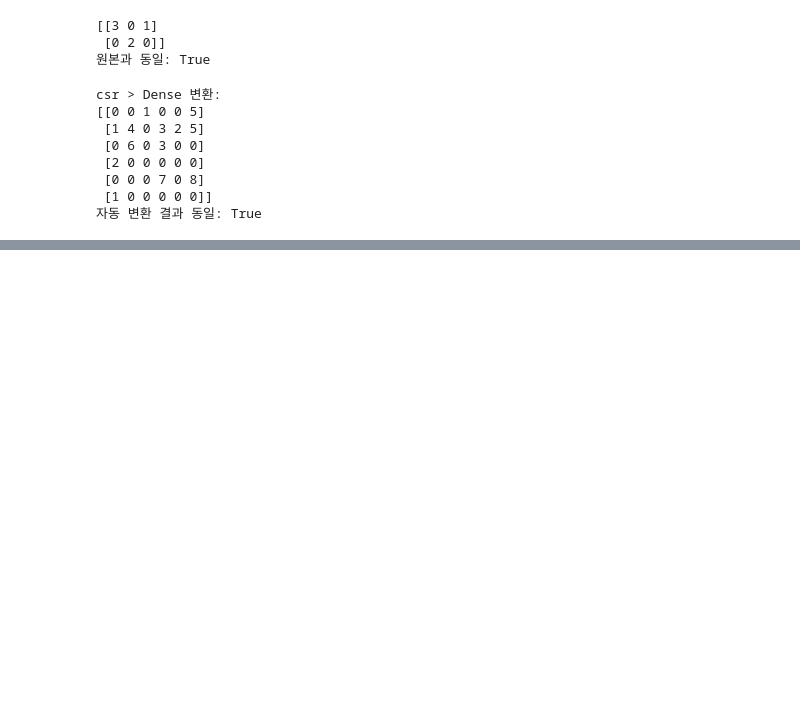
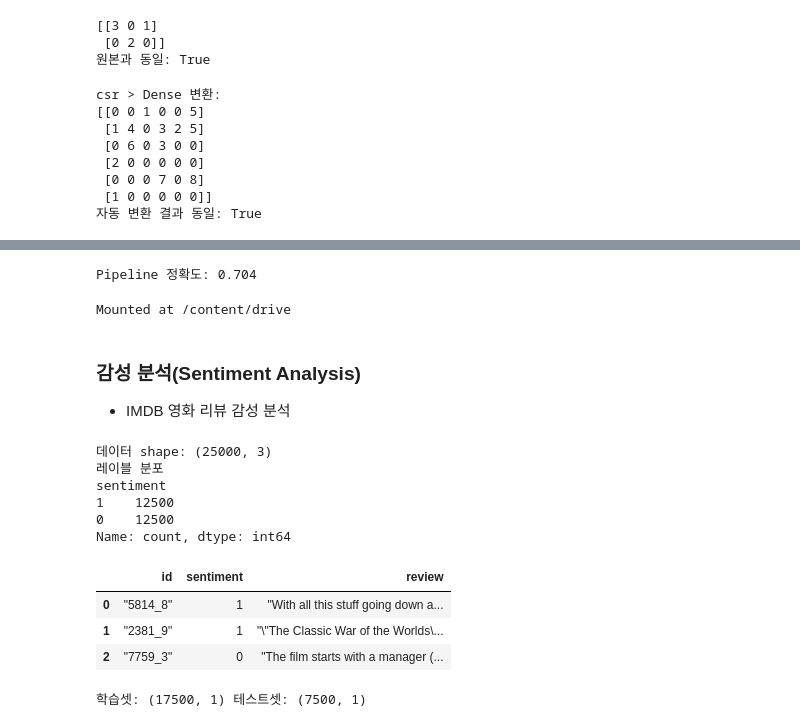
Before and after one commit to deartoms/python, a Jupyter notebook: Chapter08_텍스트분석(1).ipynb, the cells around one changed output, grey strips where cells are left out. Cells and saved outputs as stored; diff of their text form; code cells hidden in the pictures; blank space fills up the shorter version.

Commit message:
Colab을 통해 생성됨

```diff
--- a/Chapter08_텍스트분석(1).ipynb
+++ b/Chapter08_텍스트분석(1).ipynb
@@ -283,0 +491,41 @@ csr > Dense 변환:
+# %%
+# Optuna가 찾은 최적 하이퍼 파라미터로 최종 파이프라인 구축 및 학습
+
+best_pipeline = Pipeline([
+    ('tfidf_vect', TfidfVectorizer(stop_words='english',
+                                   ngram_range=study.best_params['tfidf_vect__ngram_range'],
+                                   max_df=study.best_params['tfidf_vect__max_df'])),
+    ('lr_clf', LogisticRegression(solver='liblinear', C=study.best_params['lr_clf__C'], random_state=156))
+])
+best_pipeline.fit(X_train, y_train)
+pred = best_pipeline.predict(X_test)
+print(f'Pipeline 정확도: {accuracy_score(y_test, pred):.3f}')
+# %% [output]
+Pipeline 정확도: 0.704
+# %%
+from google.colab import drive, files
+drive.mount('/content/drive')
+# %% [output]
+Mounted at /content/drive
+# %% [markdown]
+### 감성 분석(Sentiment Analysis)
+
+* IMDB 영화 리뷰 감성 분석
+# %%
+review_df = pd.read_csv('/content/drive/MyDrive/kwu/ML/data/labeledTrainData.tsv',
+                        header=0, sep='\t', quoting=3)# 따옴표를 특별 처리 없이 그대로 읽음
+print('데이터 shape:', review_df.shape)
+print('레이블 분포')
+print(review_df['sentiment'].value_counts())
+review_df.head(3)
+# %% [output]
+데이터 shape: (25000, 3)
+레이블 분포
+sentiment
+1    12500
+0    12500
+Name: count, dtype: int64
+|  | id | sentiment | review |
+| 0 | "5814_8" | 1 | "With all this stuff going down a... |
+| 1 | "2381_9" | 1 | "\"The Classic War of the Worlds\... |
+| 2 | "7759_3" | 0 | "The film starts with a manager (... |
@@ -283,0 +542,13 @@ csr > Dense 변환:
+# %%
+from sklearn.model_selection import train_test_split
+
+#학습(70%) / 테스트(30%) 분할
+class_df = review_df['sentiment'] # 레이블: 0 부정 또는 1 긍정
+feature_df = review_df.drop(['id', 'sentiment'], axis=1) # 피처: 리뷰
+
+X_train, X_test, y_train, y_test = train_test_split(
+    feature_df, class_df, test_size=0.3, random_state=156
+)
+print('학습셋:', X_train.shape, '테스트셋:', X_test.shape)
+# %% [output]
+학습셋: (17500, 1) 테스트셋: (7500, 1)
```
Also changed, not shown: parts of 22 cells of this notebook.
